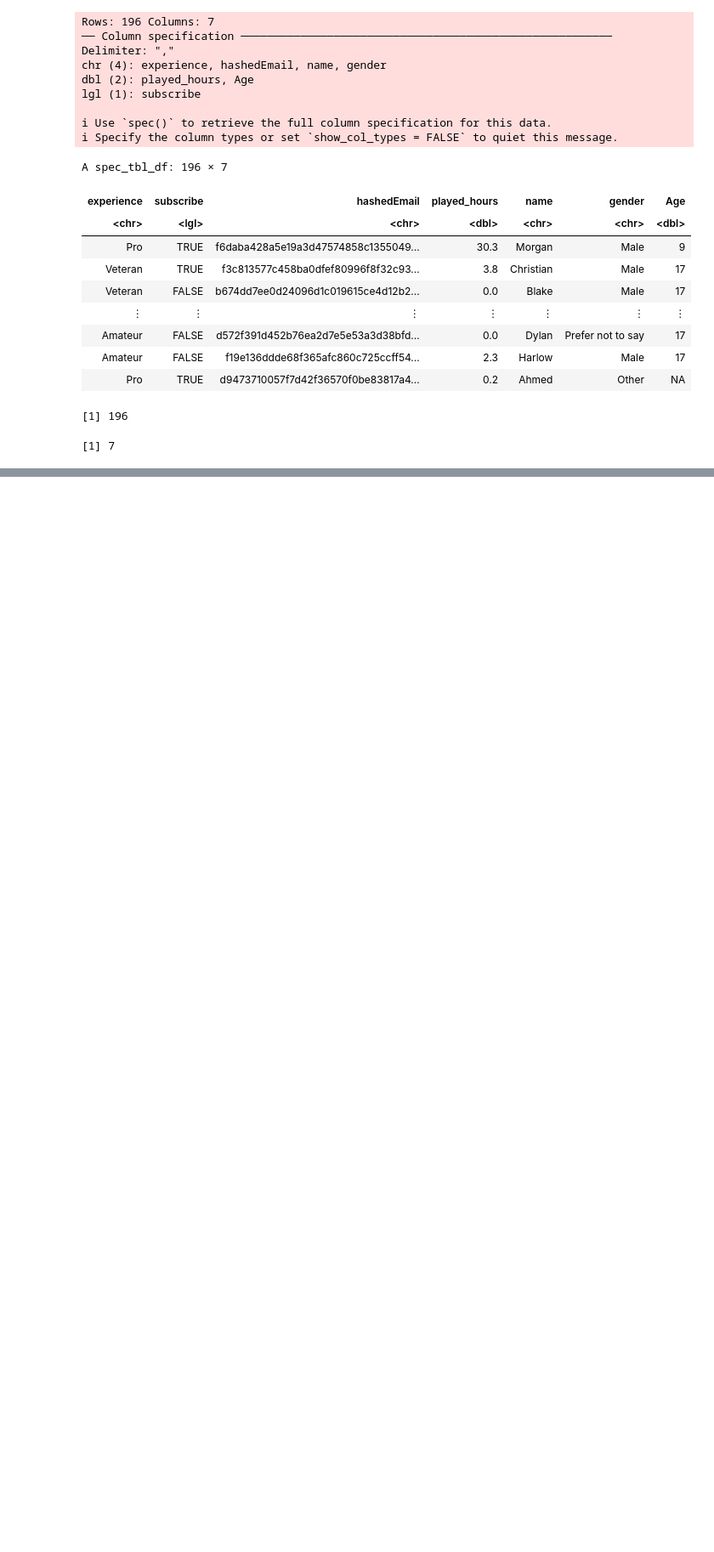
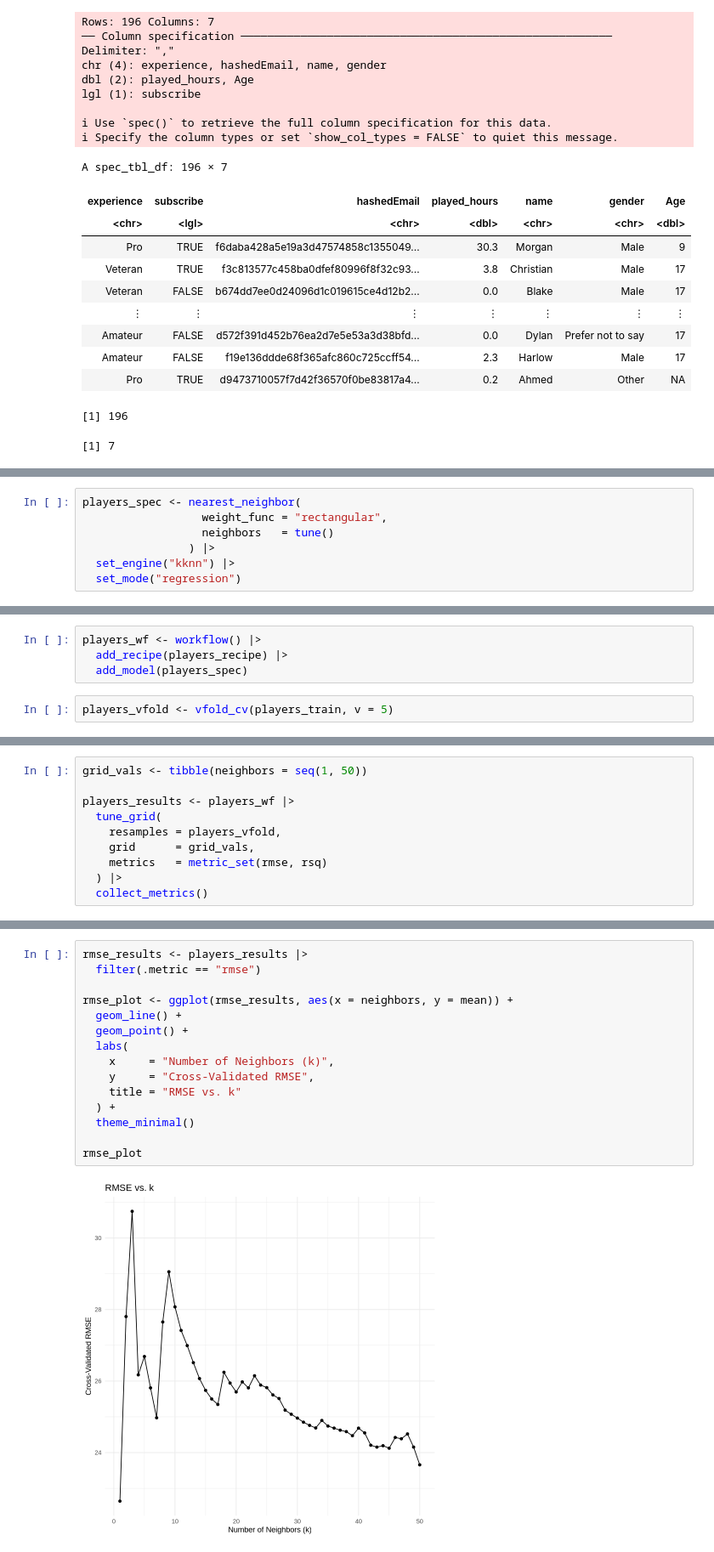
Before and after one commit to anroopchandi/datasci_project, a Jupyter notebook: Project-Notebook.ipynb, the cells around one changed output, grey strips where cells are left out. Shown at 85% size. Drawn from its saved outputs; the diff is of its cells as text; blank space fills up the shorter version.

```diff
--- a/Project-Notebook.ipynb
+++ b/Project-Notebook.ipynb
@@ -190,0 +199,7 @@ To explore the relationships between the variables, I generated a pair plot that
+# %%
+players_spec <- nearest_neighbor(
+                  weight_func = "rectangular",
+                  neighbors   = tune()
+                ) |>
+  set_engine("kknn") |>
+  set_mode("regression")
@@ -190,0 +210,6 @@ To explore the relationships between the variables, I generated a pair plot that
+# %%
+players_wf <- workflow() |>
+  add_recipe(players_recipe) |>
+  add_model(players_spec)
+# %%
+players_vfold <- vfold_cv(players_train, v = 5)
@@ -190,0 +220,10 @@ To explore the relationships between the variables, I generated a pair plot that
+# %%
+grid_vals <- tibble(neighbors = seq(1, 50))
+
+players_results <- players_wf |>
+  tune_grid(
+    resamples = players_vfold,
+    grid      = grid_vals,
+    metrics   = metric_set(rmse, rsq)
+  ) |>
+  collect_metrics()
@@ -190,0 +320,17 @@ To explore the relationships between the variables, I generated a pair plot that
+# %%
+rmse_results <- players_results |>
+  filter(.metric == "rmse")
+
+rmse_plot <- ggplot(rmse_results, aes(x = neighbors, y = mean)) +
+  geom_line() +
+  geom_point() +
+  labs(
+    x     = "Number of Neighbors (k)",
+    y     = "Cross-Validated RMSE",
+    title = "RMSE vs. k"
+  ) +
+  theme_minimal()
+
+rmse_plot
+# %% [output]
+[figure, added]
```
Also changed, not shown: parts of 44 cells of this notebook.
